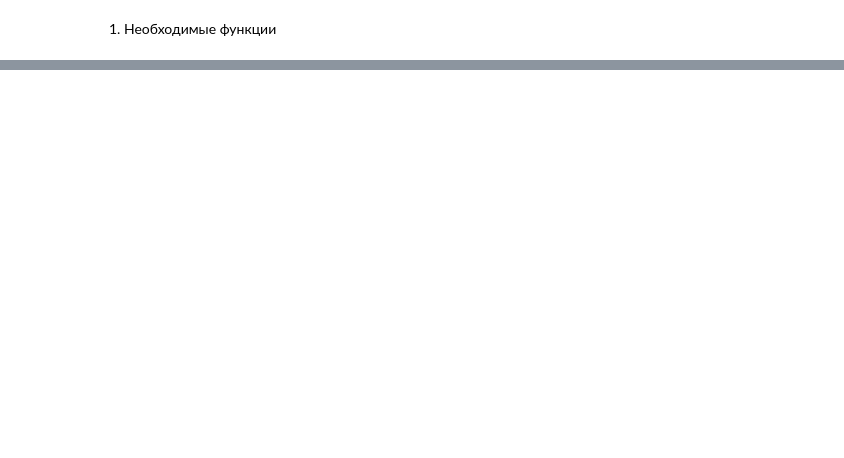
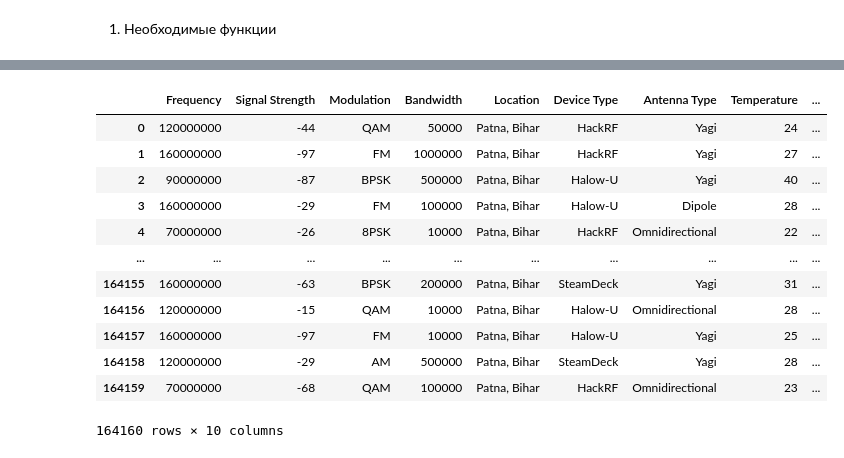
Before and after one commit to UndefinedIsNaN/Data_Engineering_Lab6, a Jupyter notebook: Lab 6.ipynb, the cells around one changed output, grey strips where cells are left out. Drawn from its saved outputs; the diff is of its cells as text; code cells hidden in the pictures; blank space fills up the shorter version.

```diff
--- a/Lab 6.ipynb
+++ b/Lab 6.ipynb
@@ -5,21 +5,21 @@ import pandas as pd
 import json
 
 def read_file(file_name):
-    return pd.read_csv(file_name, compression="zip")
+    return pd.read_csv(file_name, compression="zip", low_memory=False)
     # return next()
 
 
-def get_memory_stat_by_column(df):
-    memory_usage_stat = df.memory_usage(deep=True)
+def get_memory_stat_by_column(read_and_optimized):
+    memory_usage_stat = read_and_optimized.memory_usage(deep=True)
     total_memory_usage = memory_usage_stat.sum()
     print(f"file in memory size = {total_memory_usage // 1024:10} КБ")
     column_stat = list()
-    for key in df.dtypes.keys():
+    for key in read_and_optimized.dtypes.keys():
         column_stat.append({
             "column_name": key,
             "memory_abs": memory_usage_stat[key] // 1024,
             "memory_per": round(memory_usage_stat[key] / total_memory_usage * 100, 4),
-            "dtype": df.dtypes[key]
+            "dtype": read_and_optimized.dtypes[key]
         })
     column_stat.sort(key=lambda x: x['memory_abs'], reverse=True)
     for column in column_stat:
@@ -36,9 +36,9 @@ def mem_usage(pandas_obj):
     return "{:03.2f} MB".format(usage_mb)
 
 
-def opt_obj(df):
+def opt_obj(read_and_optimized):
     converted_obj = pd.DataFrame()
-    dataset_obj = df.select_dtypes(include=['object']).copy()
+    dataset_obj = read_and_optimized.select_dtypes(include=['object']).copy()
 
     for col in dataset_obj.columns:
         num_unique_values = len(dataset_obj[col].unique())
@@ -53,8 +53,8 @@ def opt_obj(df):
     return converted_obj
 
 
-def opt_int(df):
-    dataset_int = df.select_dtypes(include=['int'])
+def opt_int(read_and_optimized):
+    dataset_int = read_and_optimized.select_dtypes(include=['int'])
     """
     downcast:
             - 'integer' or 'signed': smallest signed int dtype (min.: np.int8)
@@ -73,11 +73,11 @@ def opt_int(df):
     return converted_int
 
 
-def opt_float(df):
+def opt_float(read_and_optimized):
     # # =======================================================================
     # # выполняем понижающее преобразование
     # # для столбцов типа float
-    dataset_float = df.select_dtypes(include=['float'])
+    dataset_float = read_and_optimized.select_dtypes(include=['float'])
     converted_float = dataset_float.apply(pd.to_numeric, downcast='float')
 
     print(mem_usage(dataset_float))
@@ -91,7 +91,7 @@ def opt_float(df):
     return converted_float
 # %%
 # steps 1-3
-file_name = "c:/Users/Meow/Desktop/Lab6/agricultural_production_census_2002.zip"
+file_name = "./RF_Signal_Dataset.zip"
 dataset = read_file(file_name)
 get_memory_stat_by_column(dataset)
 
@@ -106,24 +106,30 @@ optimized_dataset[converted_obj.columns] = converted_obj
 optimized_dataset[converted_int.columns] = converted_int
 optimized_dataset[converted_float.columns] = converted_float
 
+for col in optimized_dataset.select_dtypes(include='object').columns:
+    unique_ratio = optimized_dataset[col].nunique() / len(optimized_dataset)
+    if unique_ratio < 0.5:
+        optimized_dataset[col] = optimized_dataset[col].astype('category')
+
 # 7
 get_memory_stat_by_column(dataset)
 print(mem_usage(dataset))
 print(mem_usage(optimized_dataset))
 optimized_dataset.info(memory_usage='deep')
+optimized_dataset.to_csv("./RF_Signal_Dataset_Optimized.csv")
 
 # 8
 # отобрать свои 10 колонок
 need_column = dict()
-column_names = ['SHORT_DESC', 'LOAD_TIME', 'STATE_ANSI',
-                 'UTIL_PRACTICE_DESC', 'STATISTICCAT_DESC', 'DOMAIN_DESC',
-                 'YEAR', 'VALUE', 'VALUE', 'CV_%']
+column_names = ['Frequency', 'Signal Strength', 'Modulation',
+                 'Bandwidth', 'Antenna Type', 'Temperature',
+                 'Humidity', 'Device Type', 'Location', 'Air Pressure']
 opt_dtypes = optimized_dataset.dtypes
 for key in dataset.columns:
     need_column[key] = opt_dtypes[key]
     print(f"{key}:{opt_dtypes[key]}")
 
-with open("dtypes_2.json", mode="w") as file:
+with open("dtypes_2_not_optimized.json", mode="w") as file:
     dtype_json = need_column.copy()
     for key in dtype_json.keys():
         dtype_json[key] = str(dtype_json[key])
@@ -131,5 +137,6 @@ with open("dtypes_2.json", mode="w") as file:
     json.dump(dtype_json, file)
 
 # 9
+
 read_and_optimized = pd.read_csv(file_name, usecols=lambda x: x in column_names, dtype=need_column)
 # %% [output]
@@ -152,0 +160,16 @@ CV_%:float32
+# %%
+read_and_optimized
+# %% [output]
+|  | Frequency | Signal Strength | Modulation | Bandwidth | Location | Device Type | Antenna Type | Temperature | ... |
+| 0 | 120000000 | -44 | QAM | 50000 | Patna, Bihar | HackRF | Yagi | 24 | ... |
+| 1 | 160000000 | -97 | FM | 1000000 | Patna, Bihar | HackRF | Yagi | 27 | ... |
+| 2 | 90000000 | -87 | BPSK | 500000 | Patna, Bihar | Halow-U | Yagi | 40 | ... |
+| 3 | 160000000 | -29 | FM | 100000 | Patna, Bihar | Halow-U | Dipole | 28 | ... |
+| 4 | 70000000 | -26 | 8PSK | 10000 | Patna, Bihar | HackRF | Omnidirectional | 22 | ... |
+| ... | ... | ... | ... | ... | ... | ... | ... | ... | ... |
+| 164155 | 160000000 | -63 | BPSK | 200000 | Patna, Bihar | SteamDeck | Yagi | 31 | ... |
+| 164156 | 120000000 | -15 | QAM | 10000 | Patna, Bihar | Halow-U | Omnidirectional | 28 | ... |
+| 164157 | 160000000 | -97 | FM | 10000 | Patna, Bihar | Halow-U | Yagi | 25 | ... |
+| 164158 | 120000000 | -29 | AM | 500000 | Patna, Bihar | SteamDeck | Yagi | 28 | ... |
+| 164159 | 70000000 | -68 | QAM | 100000 | Patna, Bihar | HackRF | Omnidirectional | 23 | ... |
+164160 rows × 10 columns
```
Also changed, not shown: parts of 2 cells of this notebook.
